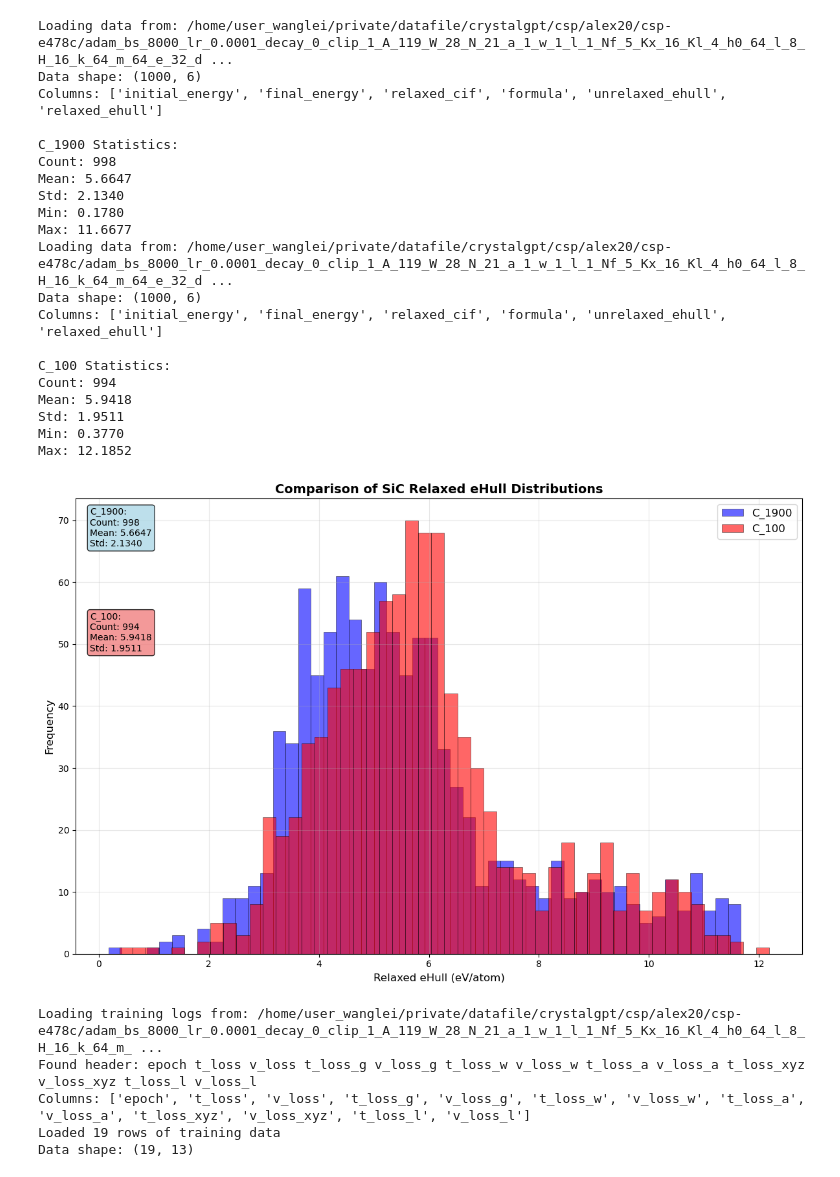
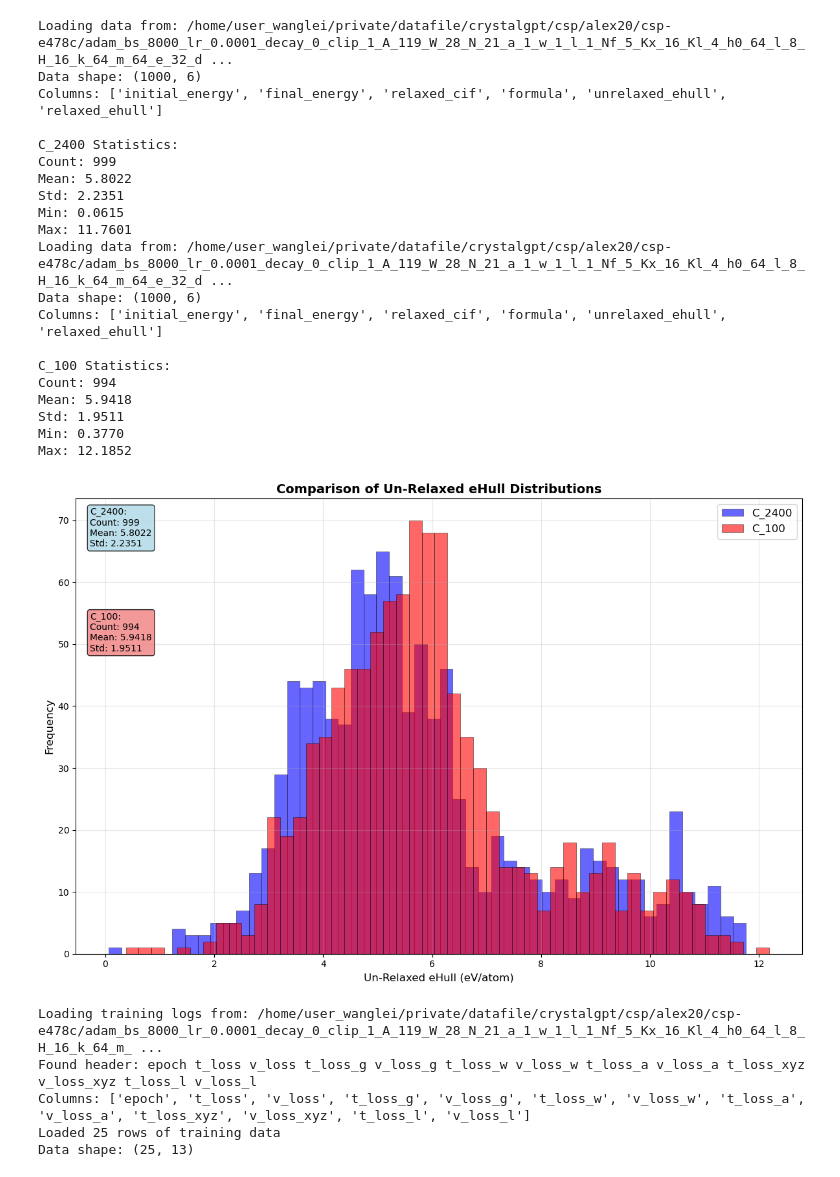
Before and after one commit to deepmodeling/CrystalFormer-CSP, a Jupyter notebook: scripts/analysis.ipynb, the cells around one changed output. Drawn from its saved outputs; the diff is of its cells as text; code cells hidden in the pictures.

```diff
--- a/scripts/analysis.ipynb
+++ b/scripts/analysis.ipynb
@@ -61,7 +61,7 @@ def create_comparative_histogram(datasets, title="Comparison of Relaxed eHull Di
         plt.hist(data_dict['ehull_data'].dropna(), bins=bins, alpha=alpha,
                 label=name, edgecolor='black', linewidth=0.5, color=color)
 
-    plt.xlabel('Relaxed eHull (eV/atom)', fontsize=12)
+    plt.xlabel('Un-Relaxed eHull (eV/atom)', fontsize=12)
     plt.ylabel('Frequency', fontsize=12)
     plt.title(title, fontsize=14, fontweight='bold')
     plt.legend(fontsize=12)
@@ -86,7 +86,7 @@ def create_comparative_histogram(datasets, title="Comparison of Relaxed eHull Di
     plt.show()
 
 # Load the CSV file
-file_path = "~/private/datafile/crystalgpt/csp/alex20/csp-e478c/adam_bs_8000_lr_0.0001_decay_0_clip_1_A_119_W_28_N_21_a_1_w_1_l_1_Nf_5_Kx_16_Kl_4_h0_64_l_8_H_16_k_64_m_64_e_32_drop_0.3_0.1/relaxed_structures_ehull.csv"
+file_path = "/home/user_wanglei/private/datafile/crystalgpt/csp/alex20/csp-63710/adam_bs_2000_lr_0.0001_decay_0_clip_1_A_119_W_28_N_21_a_1_w_1_l_1_Nf_5_Kx_16_Kl_4_h0_64_l_8_H_16_k_64_m_64_e_32_drop_0.3_0.1/relaxed_structures_C_100_ehull.csv"
 
 print(f"Loading data from: {file_path}")
 # %% [output]
@@ -120,7 +120,7 @@ if df is not None:
 base_path = "~/private/datafile/crystalgpt/csp/alex20/csp-e478c/adam_bs_8000_lr_0.0001_decay_0_clip_1_A_119_W_28_N_21_a_1_w_1_l_1_Nf_5_Kx_16_Kl_4_h0_64_l_8_H_16_k_64_m_64_e_32_drop_0.3_0.1"
 
 file_paths = {
-    'C_1900': f"{base_path}/relaxed_structures_C_1900_ehull.csv",
+    'C_2400': f"{base_path}/relaxed_structures_C_2400_ehull.csv",
     'C_100': f"{base_path}/relaxed_structures_C_100_ehull.csv"
 }
 
@@ -139,12 +139,12 @@ Loading data from: /home/user_wanglei/private/datafile/crystalgpt/csp/alex20/csp
 Data shape: (1000, 6)
 Columns: ['initial_energy', 'final_energy', 'relaxed_cif', 'formula', 'unrelaxed_ehull', 'relaxed_ehull']
 
-C_1900 Statistics:
-Count: 998
-Mean: 5.6647
-Std: 2.1340
-Min: 0.1780
-Max: 11.6677
+C_2400 Statistics:
+Count: 999
+Mean: 5.8022
+Std: 2.2351
+Min: 0.0615
+Max: 11.7601
 Loading data from: /home/user_wanglei/private/datafile/crystalgpt/csp/alex20/csp-e478c/adam_bs_8000_lr_0.0001_decay_0_clip_1_A_119_W_28_N_21_a_1_w_1_l_1_Nf_5_Kx_16_Kl_4_h0_64_l_8_H_16_k_64_m_64_e_32_d ...
 Data shape: (1000, 6)
 Columns: ['initial_energy', 'final_energy', 'relaxed_cif', 'formula', 'unrelaxed_ehull', 'relaxed_ehull']
@@ -158,11 +158,11 @@ Max: 12.1852
 # %%
 # Create the comparative histogram
 if len(datasets) > 1:
-    create_comparative_histogram(datasets, title="Comparison of SiC Relaxed eHull Distributions")
+    create_comparative_histogram(datasets, title="Comparison of Un-Relaxed eHull Distributions")
 else:
     print("Need at least 2 datasets for comparison")
 # %% [output]
-[figure, old version]
+[figure, new version]
 # %%
 # Load and plot training logs
 def load_training_logs(file_path):
@@ -273,7 +273,7 @@ def plot_training_losses(df, figsize=(8, 20)):
             ax.set_title(title)
             ax.legend()
             ax.grid(True, alpha=0.3)
-            ax.set_xscale('log')  # Set log scale for x-axis
+            #ax.set_xscale('log')  # Set log scale for x-axis
 
             # Add some statistics
             train_min = df[train_col].min()
@@ -298,8 +298,8 @@ training_df = load_training_logs(log_file_path)
 Loading training logs from: /home/user_wanglei/private/datafile/crystalgpt/csp/alex20/csp-e478c/adam_bs_8000_lr_0.0001_decay_0_clip_1_A_119_W_28_N_21_a_1_w_1_l_1_Nf_5_Kx_16_Kl_4_h0_64_l_8_H_16_k_64_m_ ...
 Found header: epoch t_loss v_loss t_loss_g v_loss_g t_loss_w v_loss_w t_loss_a v_loss_a t_loss_xyz v_loss_xyz t_loss_l v_loss_l
 Columns: ['epoch', 't_loss', 'v_loss', 't_loss_g', 'v_loss_g', 't_loss_w', 'v_loss_w', 't_loss_a', 'v_loss_a', 't_loss_xyz', 'v_loss_xyz', 't_loss_l', 'v_loss_l']
-Loaded 19 rows of training data
-Data shape: (19, 13)
+Loaded 25 rows of training data
+Data shape: (25, 13)
 # %%
 # Plot the training losses
 if training_df is not None:
```
Also changed, not shown: parts of 4 cells of this notebook, 3 other files.
